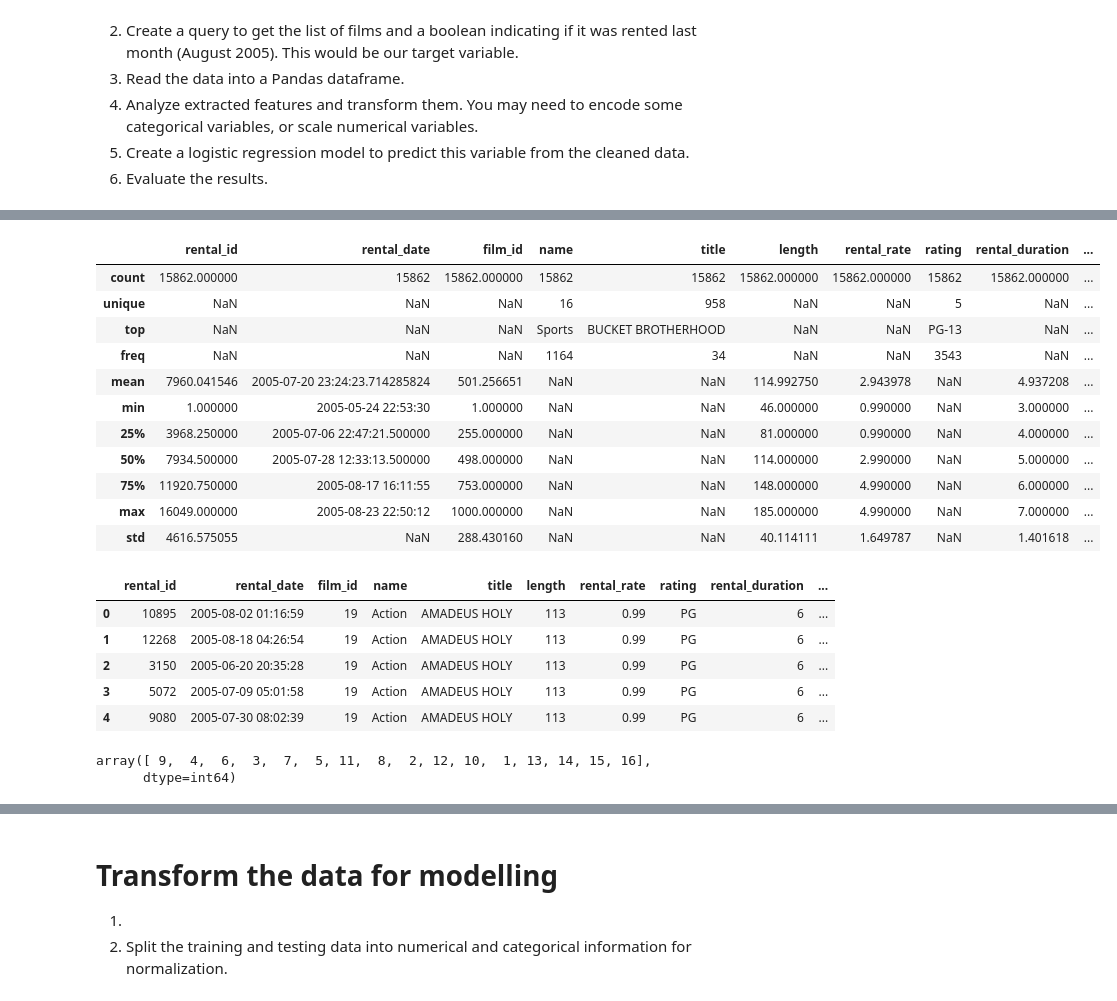
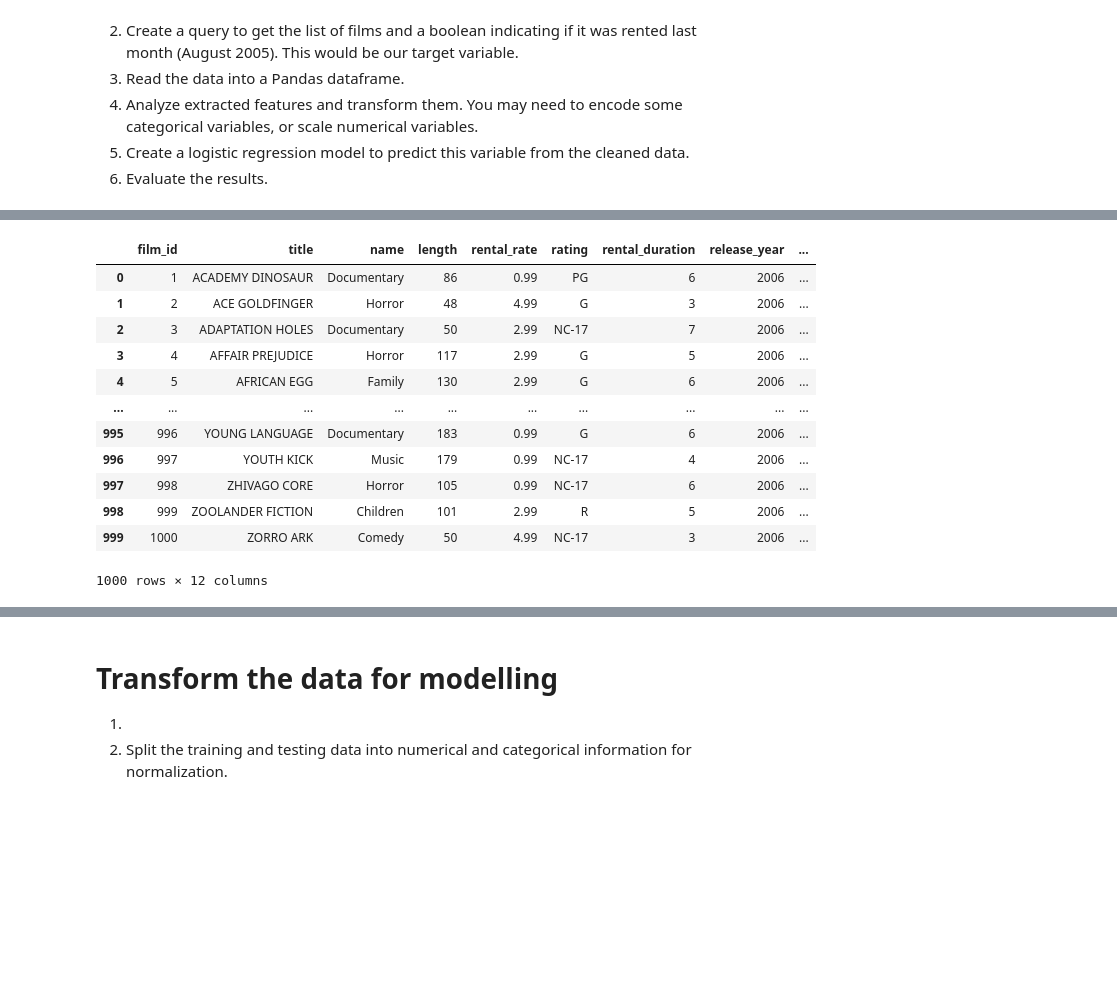
Before and after one commit to CallmeIshmaelH/lab-predictions-logistic-regression, a Jupyter notebook: Lab_3.07_predictions_logistic_regression.ipynb, the cells around one changed output, grey strips where cells are left out. Cells and saved outputs as stored; diff of their text form; code cells hidden in the pictures; blank space fills up the shorter version.

```diff
--- a/Lab_3.07_predictions_logistic_regression.ipynb
+++ b/Lab_3.07_predictions_logistic_regression.ipynb
@@ -50,3 +43,6 @@ rentals.head()
 rentals.dtypes
 # View the shape of the data set
 rentals.shape
+
+# Add a column for rented in August to filter out films NOT rented in August
+rentals['August Rental'] = 0
@@ -54,0 +49,12 @@ rentals.shape
+# %%
+# Compare rentals to target dataframe based on non-similar movie ids.
+rented_Aug =  August_rentals['title'].tolist()
+rented_Aug
+full_film_list = rentals['title'].tolist()
+full_film_list
+not_rented = pd.DataFrame([x for x in full_film_list if x not in rented_Aug],columns = ['title'])
+not_rented['August_rental'] = 0
+full_ids =rentals['film_id'].tolist()
+rented_ids =August_rentals['film_id'].tolist()
+not_rented['film_id'] =pd.DataFrame([x for x in full_ids if x not in rented_ids],columns = ['title'])
+not_rented
@@ -54,0 +79,5 @@ rentals.shape
+# %%
+# Add the films not rented in August to the target set.
+y = pd.concat([August_rentals,not_rented],axis = 0)
+y.fillna(0, inplace= True)
+y
@@ -55,7 +98,10 @@ rentals.shape
 # %%
 # View the target data set.
-August_rentals.shape
+y.shape
 #August_rentals.dtypes
 #August_rentals.isna().sum()
-August_rentals.head()
+y.rename(columns = {'August rental':'Rental_counts'}, inplace = True)
+y.sort_values(by = 'film_id', inplace = True)
+y.reset_index(drop = True,inplace = True)
+y
 # %% [output]
@@ -68,41 +121,23 @@ August_rentals.head()
 # %%
 # Review statistical information about the predictors
 rentals.describe(include = 'all', datetime_is_numeric= True)
+X = pd.concat([rentals,y], axis = 1).reset_index()
+X.drop(['index'],axis = 1, inplace = True)
+X
 # %% [output]
-|  | rental_id | rental_date | film_id | name | title | length | rental_rate | rating | rental_duration | ... |
-| count | 15862.000000 | 15862 | 15862.000000 | 15862 | 15862 | 15862.000000 | 15862.000000 | 15862 | 15862.000000 | ... |
-| unique | NaN | NaN | NaN | 16 | 958 | NaN | NaN | 5 | NaN | ... |
-| top | NaN | NaN | NaN | Sports | BUCKET BROTHERHOOD | NaN | NaN | PG-13 | NaN | ... |
-| freq | NaN | NaN | NaN | 1164 | 34 | NaN | NaN | 3543 | NaN | ... |
-| mean | 7960.041546 | 2005-07-20 23:24:23.714285824 | 501.256651 | NaN | NaN | 114.992750 | 2.943978 | NaN | 4.937208 | ... |
-| min | 1.000000 | 2005-05-24 22:53:30 | 1.000000 | NaN | NaN | 46.000000 | 0.990000 | NaN | 3.000000 | ... |
-| 25% | 3968.250000 | 2005-07-06 22:47:21.500000 | 255.000000 | NaN | NaN | 81.000000 | 0.990000 | NaN | 4.000000 | ... |
-| 50% | 7934.500000 | 2005-07-28 12:33:13.500000 | 498.000000 | NaN | NaN | 114.000000 | 2.990000 | NaN | 5.000000 | ... |
-| 75% | 11920.750000 | 2005-08-17 16:11:55 | 753.000000 | NaN | NaN | 148.000000 | 4.990000 | NaN | 6.000000 | ... |
-| max | 16049.000000 | 2005-08-23 22:50:12 | 1000.000000 | NaN | NaN | 185.000000 | 4.990000 | NaN | 7.000000 | ... |
-| std | 4616.575055 | NaN | 288.430160 | NaN | NaN | 40.114111 | 1.649787 | NaN | 1.401618 | ... |
+|  | film_id | title | name | length | rental_rate | rating | rental_duration | release_year | ... |
+| 0 | 1 | ACADEMY DINOSAUR | Documentary | 86 | 0.99 | PG | 6 | 2006 | ... |
+| 1 | 2 | ACE GOLDFINGER | Horror | 48 | 4.99 | G | 3 | 2006 | ... |
+| 2 | 3 | ADAPTATION HOLES | Documentary | 50 | 2.99 | NC-17 | 7 | 2006 | ... |
+| 3 | 4 | AFFAIR PREJUDICE | Horror | 117 | 2.99 | G | 5 | 2006 | ... |
+| 4 | 5 | AFRICAN EGG | Family | 130 | 2.99 | G | 6 | 2006 | ... |
+| ... | ... | ... | ... | ... | ... | ... | ... | ... | ... |
+| 995 | 996 | YOUNG LANGUAGE | Documentary | 183 | 0.99 | G | 6 | 2006 | ... |
+| 996 | 997 | YOUTH KICK | Music | 179 | 0.99 | NC-17 | 4 | 2006 | ... |
+| 997 | 998 | ZHIVAGO CORE | Horror | 105 | 0.99 | NC-17 | 6 | 2006 | ... |
+| 998 | 999 | ZOOLANDER FICTION | Children | 101 | 2.99 | R | 5 | 2006 | ... |
+| 999 | 1000 | ZORRO ARK | Comedy | 50 | 4.99 | NC-17 | 3 | 2006 | ... |
+1000 rows × 12 columns
-# %%
-rentals['Month'] = rentals['rental_date'].dt.strftime("%b")
-rentals.head()
-# %% [output]
-|  | rental_id | rental_date | film_id | name | title | length | rental_rate | rating | rental_duration | ... |
-| 0 | 10895 | 2005-08-02 01:16:59 | 19 | Action | AMADEUS HOLY | 113 | 0.99 | PG | 6 | ... |
-| 1 | 12268 | 2005-08-18 04:26:54 | 19 | Action | AMADEUS HOLY | 113 | 0.99 | PG | 6 | ... |
-| 2 | 3150 | 2005-06-20 20:35:28 | 19 | Action | AMADEUS HOLY | 113 | 0.99 | PG | 6 | ... |
-| 3 | 5072 | 2005-07-09 05:01:58 | 19 | Action | AMADEUS HOLY | 113 | 0.99 | PG | 6 | ... |
-| 4 | 9080 | 2005-07-30 08:02:39 | 19 | Action | AMADEUS HOLY | 113 | 0.99 | PG | 6 | ... |
-# %%
-# Create a column for the number of each film_id rented in each month
-films_month = rentals.groupby(['Month','film_id']).agg({'rental_id':'count'})
-films_month = pd.DataFrame(films_month).reset_index()
-films_month.rename(columns = {'rental_id':'rentals/month'}, inplace= True)
-films_month
-films_month['rentals/month'].unique()
-
-# Find some way to apply each count to the respective film_id ... somehow.
-# %% [output]
-array([ 9,  4,  6,  3,  7,  5, 11,  8,  2, 12, 10,  1, 13, 14, 15, 16],
-      dtype=int64)
 # %%
 # split data into training and testing sets.
 from sklearn.model_selection import train_test_split
```
Also changed, not shown: parts of 14 cells of this notebook.
